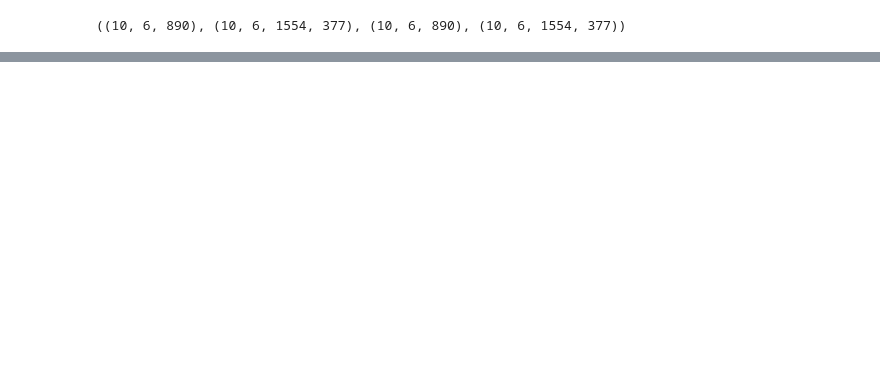
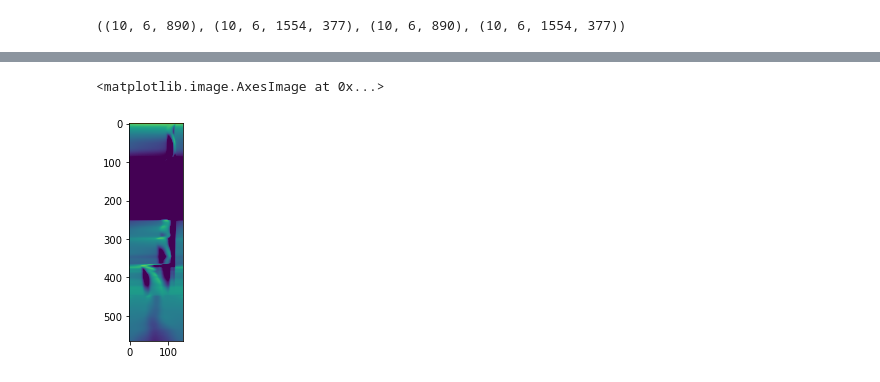
Before and after one commit to souvikita/Bifrost-simulation-analysis, a Jupyter notebook: Cont_function.ipynb, the cells around one changed output, grey strips where cells are left out. Saved outputs shown, nothing was run; the diff lists cells and outputs as text; code cells hidden in the pictures; blank space fills up the shorter version.

```diff
--- a/Cont_function.ipynb
+++ b/Cont_function.ipynb
@@ -545,0 +559,5 @@ for wl in range(140):
+# %%
+plt.imshow(np.log10(chi_factor_new_DRRE).T,vmax=-3, vmin=-7)
+# %% [output]
+<matplotlib.image.AxesImage at 0x...>
+[figure, added]
```
Also changed, not shown: parts of 21 cells of this notebook.
